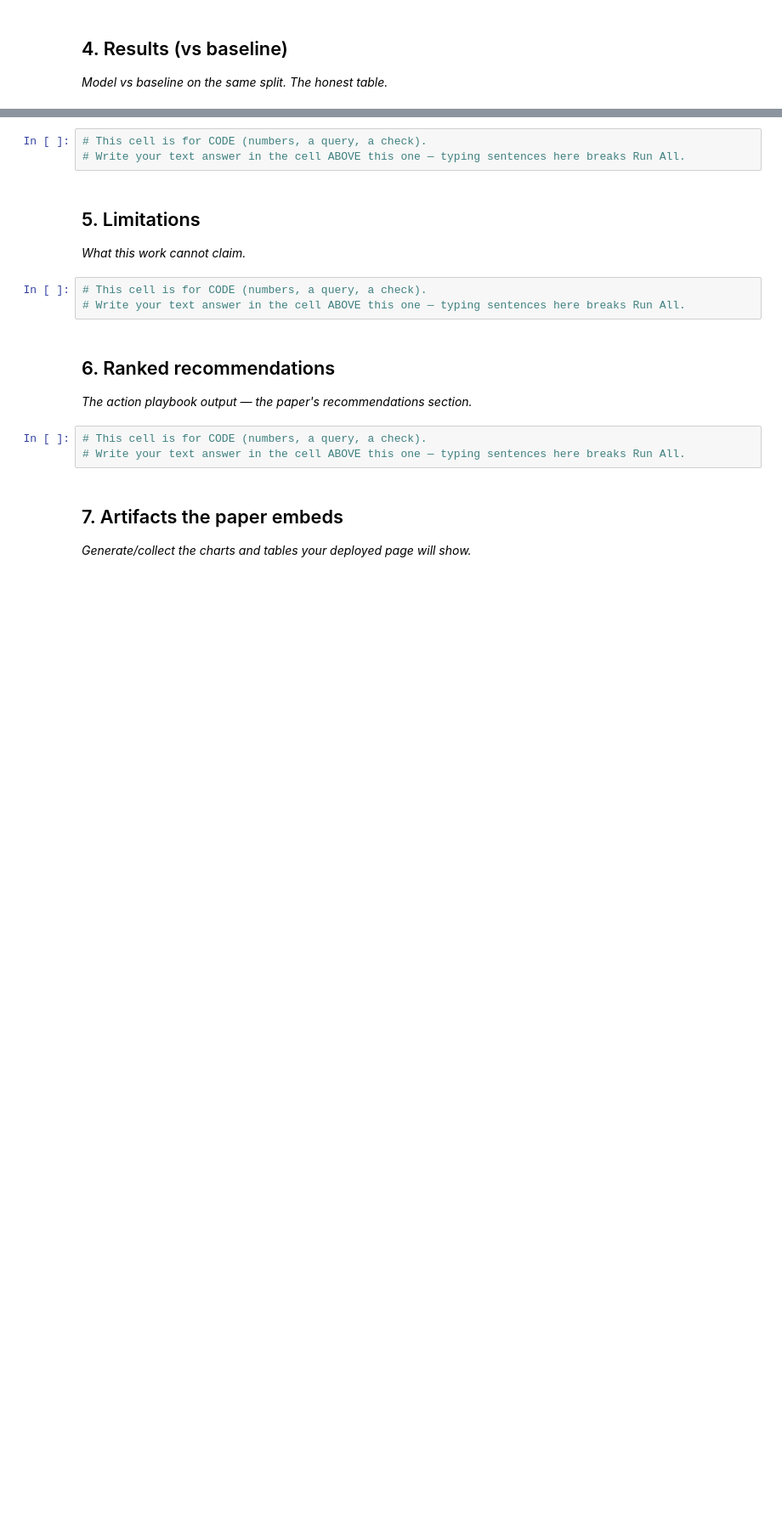
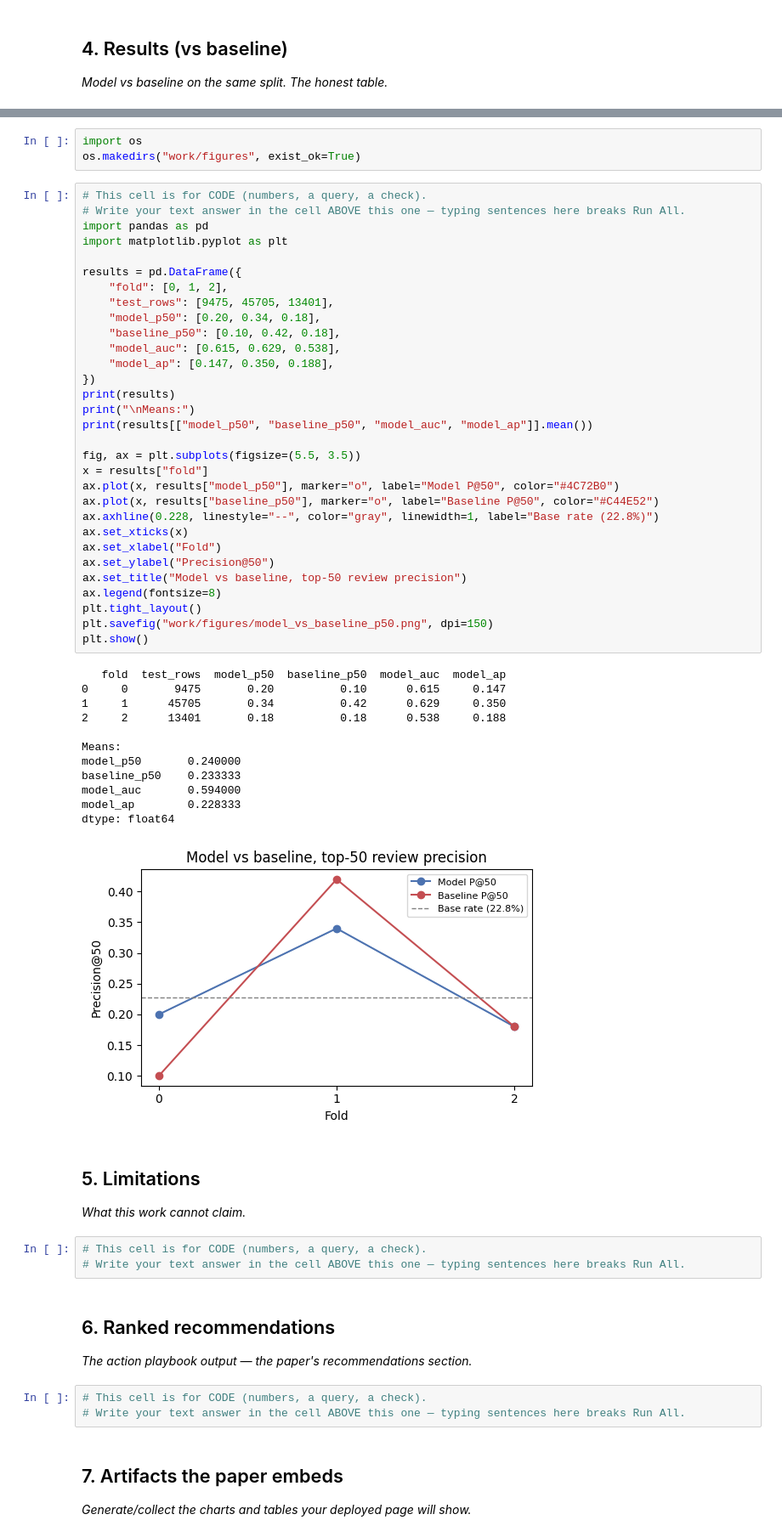
Before and after one commit to Khuld13/ML-intern-starter, a Jupyter notebook: work/notebooks/capstone.ipynb, the cells around one changed output, grey strips where cells are left out. Shown at 85% size. Cells and saved outputs as stored; diff of their text form; blank space fills up the shorter version.

```diff
--- a/work/notebooks/capstone.ipynb
+++ b/work/notebooks/capstone.ipynb
@@ -112,6 +259,50 @@ plt.show()
+# %%
+import os
+os.makedirs("work/figures", exist_ok=True)
 # %%
 # This cell is for CODE (numbers, a query, a check).
 # Write your text answer in the cell ABOVE this one — typing sentences here breaks Run All.
+import pandas as pd
+import matplotlib.pyplot as plt
+
+results = pd.DataFrame({
+    "fold": [0, 1, 2],
+    "test_rows": [9475, 45705, 13401],
+    "model_p50": [0.20, 0.34, 0.18],
+    "baseline_p50": [0.10, 0.42, 0.18],
+    "model_auc": [0.615, 0.629, 0.538],
+    "model_ap": [0.147, 0.350, 0.188],
+})
+print(results)
+print("\nMeans:")
+print(results[["model_p50", "baseline_p50", "model_auc", "model_ap"]].mean())
+
+fig, ax = plt.subplots(figsize=(5.5, 3.5))
+x = results["fold"]
+ax.plot(x, results["model_p50"], marker="o", label="Model P@50", color="#4C72B0")
+ax.plot(x, results["baseline_p50"], marker="o", label="Baseline P@50", color="#C44E52")
+ax.axhline(0.228, linestyle="--", color="gray", linewidth=1, label="Base rate (22.8%)")
+ax.set_xticks(x)
+ax.set_xlabel("Fold")
+ax.set_ylabel("Precision@50")
+ax.set_title("Model vs baseline, top-50 review precision")
+ax.legend(fontsize=8)
+plt.tight_layout()
+plt.savefig("work/figures/model_vs_baseline_p50.png", dpi=150)
+plt.show()
+# %% [output]
+   fold  test_rows  model_p50  baseline_p50  model_auc  model_ap
+0     0       9475       0.20          0.10      0.615     0.147
+1     1      45705       0.34          0.42      0.629     0.350
+2     2      13401       0.18          0.18      0.538     0.188
+
+Means:
+model_p50       0.240000
+baseline_p50    0.233333
+model_auc       0.594000
+model_ap        0.228333
+dtype: float64
+[figure, added]
 # %% [markdown]
 ## 5. Limitations
 
```
Also changed, not shown: parts of 3 cells of this notebook.
